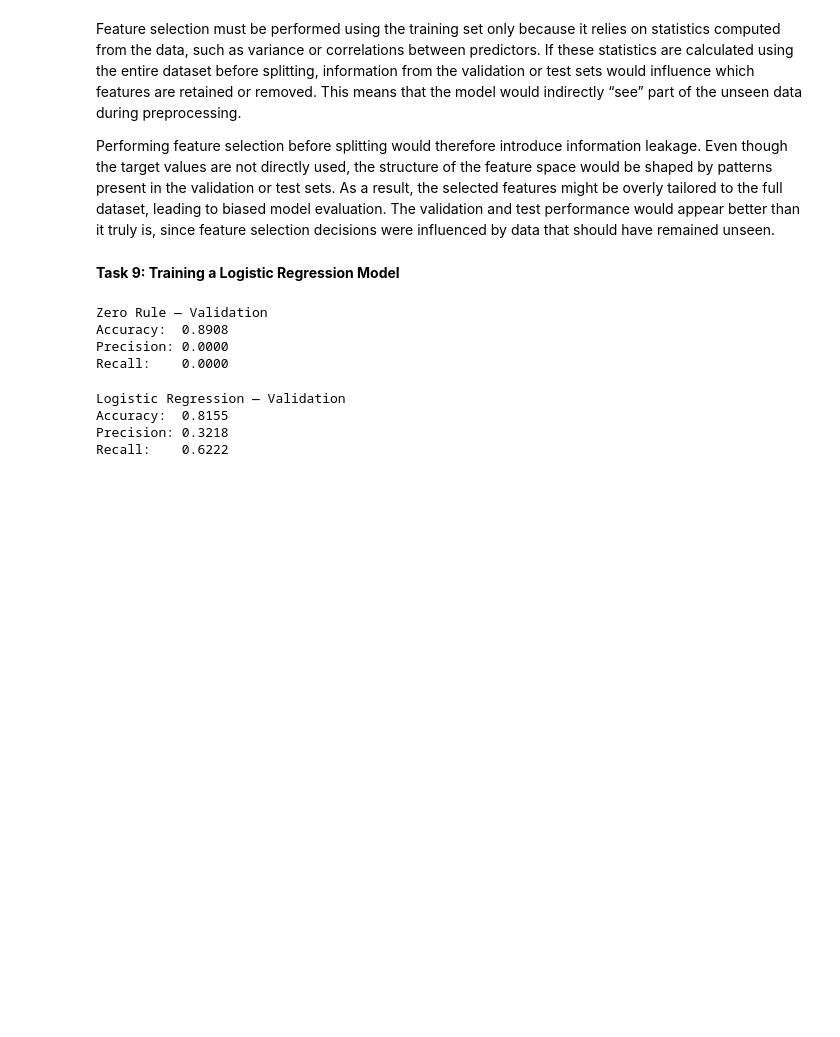
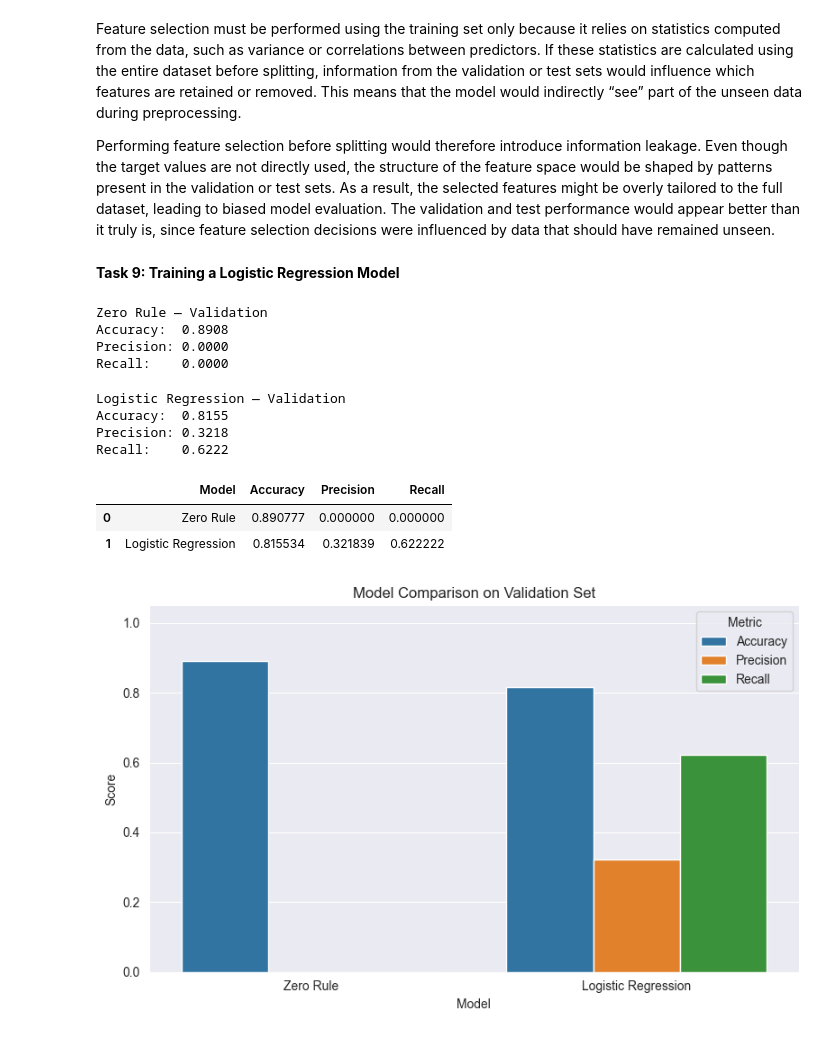
Before and after one commit to carlapalmes/ML-fundamentals-2026, a Jupyter notebook: assignment_1_carla_palmes_monzon.ipynb, the cells around one changed output. Cells and saved outputs as stored; diff of their text form; code cells hidden in the pictures; blank space fills up the shorter version.

Commit message:
Graphs

```diff
--- a/assignment_1_carla_palmes_monzon.ipynb
+++ b/assignment_1_carla_palmes_monzon.ipynb
@@ -645,3 +645,45 @@ Logistic Regression — Validation
 Accuracy:  0.8155
 Precision: 0.3218
 Recall:    0.6222
+# %%
+import pandas as pd
+
+comparison = pd.DataFrame({
+    "Model": ["Zero Rule", "Logistic Regression"],
+    "Accuracy": [dummy_accuracy, val_accuracy],
+    "Precision": [dummy_precision, val_precision],
+    "Recall": [dummy_recall, val_recall]
+})
+
+comparison
+# %% [output]
+|  | Model | Accuracy | Precision | Recall |
+| 0 | Zero Rule | 0.890777 | 0.000000 | 0.000000 |
+| 1 | Logistic Regression | 0.815534 | 0.321839 | 0.622222 |
+# %%
+import seaborn as sns
+import matplotlib.pyplot as plt
+
+# Reshape for plotting
+comparison_melted = comparison.melt(
+    id_vars="Model",
+    var_name="Metric",
+    value_name="Score"
+)
+
+plt.figure(figsize=(8,5))
+sns.barplot(
+    data=comparison_melted,
+    x="Model",
+    y="Score",
+    hue="Metric"
+)
+
+plt.ylim(0, 1.05)
+plt.title("Model Comparison on Validation Set")
+plt.ylabel("Score")
+plt.legend(title="Metric")
+plt.tight_layout()
+plt.show()
+# %% [output]
+[figure, added]
```
Also changed, not shown: parts of 1 cell of this notebook.
